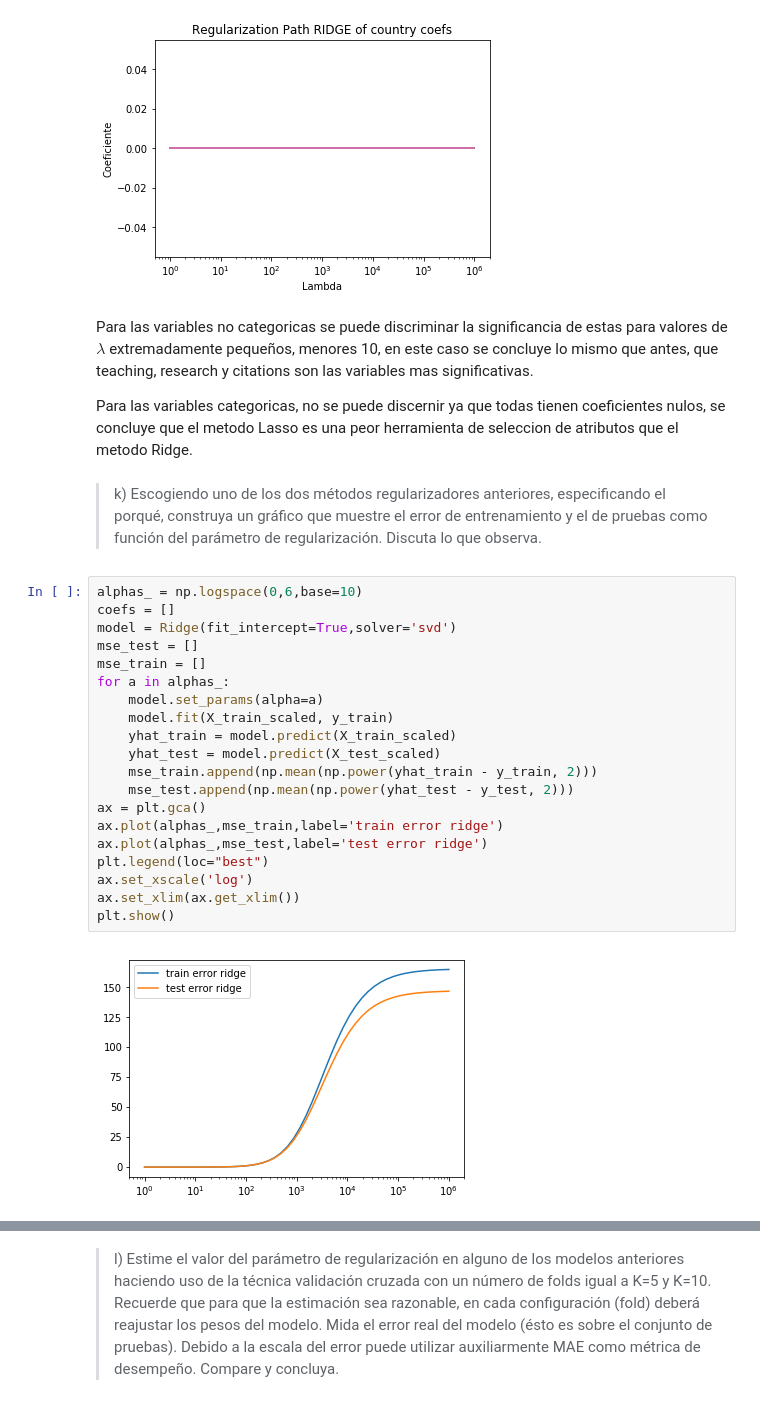
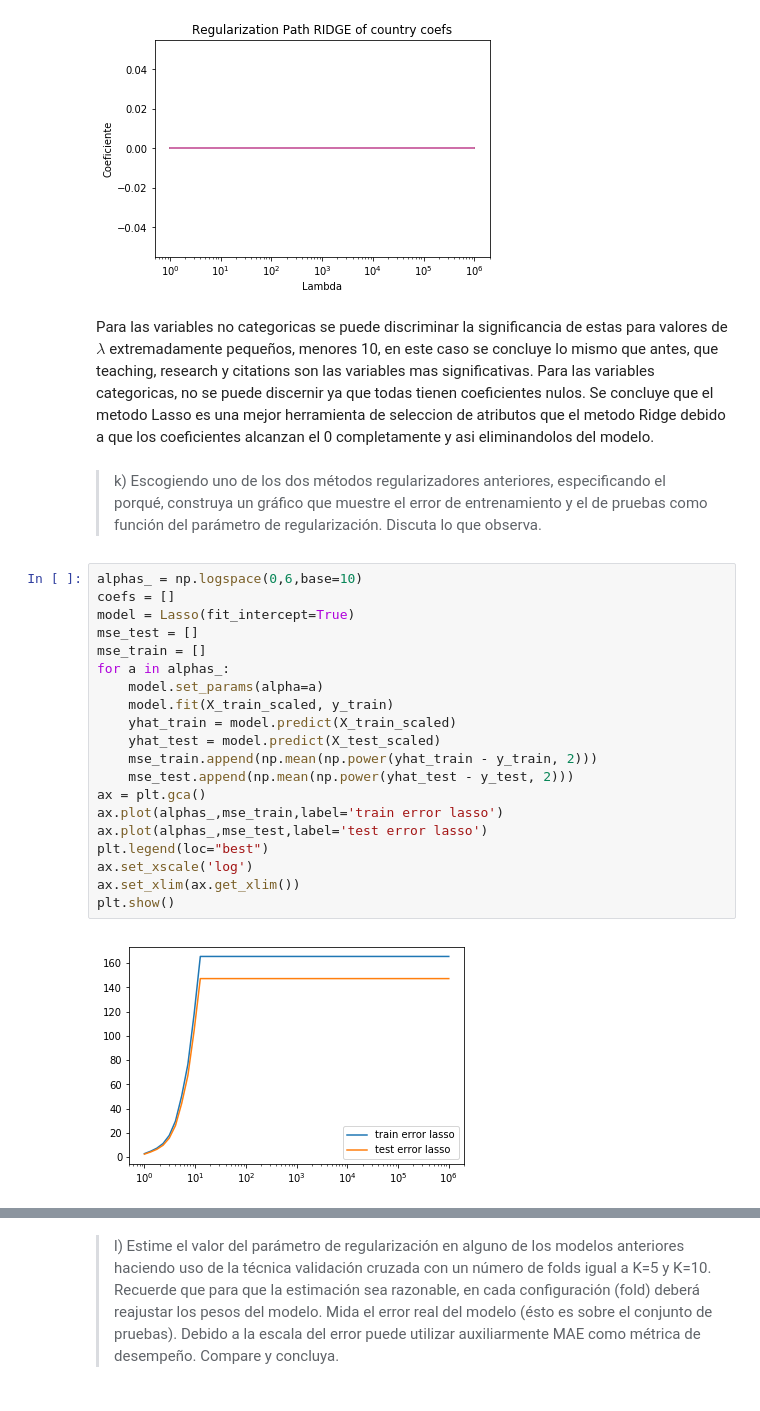
Before and after one commit to droully/Tarea-1-ML, a Jupyter notebook: parte 1/Parte 1.ipynb, the cells around one changed output, grey strips where cells are left out. Saved outputs shown, nothing was run; the diff lists cells and outputs as text.

```diff
--- a/parte 1/Parte 1.ipynb
+++ b/parte 1/Parte 1.ipynb
@@ -287,31 +338,29 @@ plt.show()
 # %% [output]
 [figure]
 # %% [markdown]
-Para las variables no categoricas se puede discriminar la significancia de estas para valores de $\lambda$ extremadamente pequeños, menores 10, en este caso se concluye lo mismo que antes, que teaching, research y citations son las variables mas significativas.
-
-Para las variables categoricas, no se puede discernir ya que todas tienen coeficientes nulos, se concluye que el metodo Lasso es una peor herramienta de seleccion de atributos que el metodo Ridge.
+Para las variables no categoricas se puede discriminar la significancia de estas para valores de $\lambda$ extremadamente pequeños, menores 10, en este caso se concluye lo mismo que antes, que teaching, research y citations son las variables mas significativas. Para las variables categoricas, no se puede discernir ya que todas tienen coeficientes nulos.  Se concluye que el metodo Lasso es una mejor herramienta de seleccion de atributos que el metodo Ridge debido a que los coeficientes alcanzan el 0 completamente y asi eliminandolos del modelo.
 # %% [markdown]
 >k) Escogiendo uno de los dos métodos regularizadores anteriores, especificando el porqué, construya un gráfico que muestre el error de entrenamiento y el de pruebas como función del parámetro de regularización. Discuta lo que observa.
 # %%
 alphas_ = np.logspace(0,6,base=10)
 coefs = []
-model = Ridge(fit_intercept=True,solver='svd')
+model = Lasso(fit_intercept=True)
 mse_test = []
 mse_train = []
 for a in alphas_:
     model.set_params(alpha=a)
     model.fit(X_train_scaled, y_train)
     yhat_train = model.predict(X_train_scaled)
     yhat_test = model.predict(X_test_scaled)
     mse_train.append(np.mean(np.power(yhat_train - y_train, 2)))
     mse_test.append(np.mean(np.power(yhat_test - y_test, 2)))
 ax = plt.gca()
-ax.plot(alphas_,mse_train,label='train error ridge')
-ax.plot(alphas_,mse_test,label='test error ridge')
+ax.plot(alphas_,mse_train,label='train error lasso')
+ax.plot(alphas_,mse_test,label='test error lasso')
 plt.legend(loc="best")
 ax.set_xscale('log')
 ax.set_xlim(ax.get_xlim())
 plt.show()
 # %% [output]
-[figure, old version]
+[figure, new version]
 # %% [markdown]
```
Also changed, not shown: parts of 18 cells of this notebook, 2 other files.
